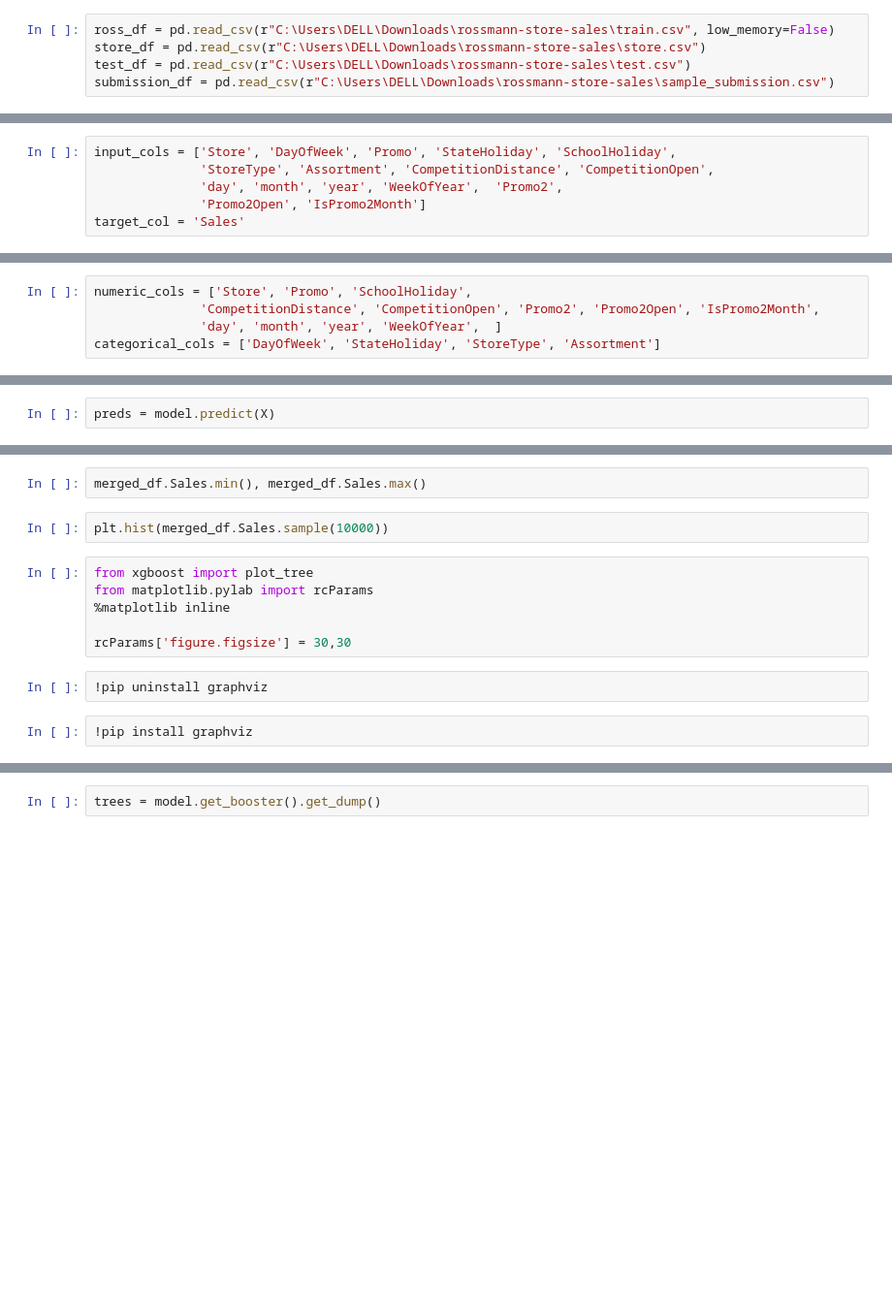
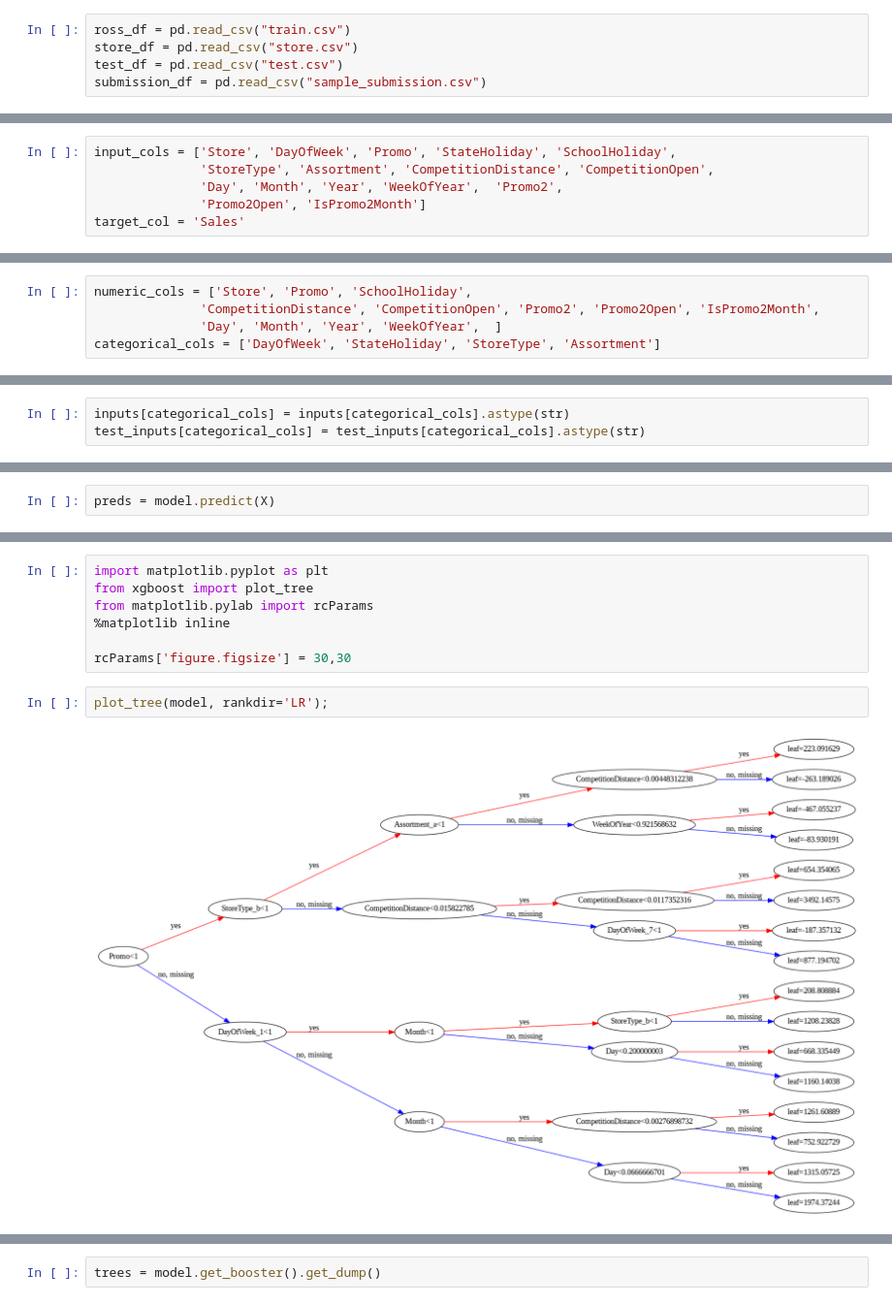
Before and after one commit to ADITI9981/Machine-Learning, a Jupyter notebook: Rossman_Store_Sales_Predictions_with_GradientBoosting.ipynb, the cells around one changed output, grey strips where cells are left out. Shown at 97% size. Saved outputs shown, nothing was run; the diff lists cells and outputs as text; blank space fills up the shorter version.

```diff
--- a/Rossman_Store_Sales_Predictions_with_GradientBoosting.ipynb
+++ b/Rossman_Store_Sales_Predictions_with_GradientBoosting.ipynb
@@ -26,9 +36,9 @@ import pandas as pd
 pd.set_option("display.max_columns", 120)
 pd.set_option("display.max_rows", 120)
 # %%
-ross_df = pd.read_csv(r"C:\Users\DELL\Downloads\rossmann-store-sales\train.csv", low_memory=False)
-store_df = pd.read_csv(r"C:\Users\DELL\Downloads\rossmann-store-sales\store.csv")
-test_df = pd.read_csv(r"C:\Users\DELL\Downloads\rossmann-store-sales\test.csv")
-submission_df = pd.read_csv(r"C:\Users\DELL\Downloads\rossmann-store-sales\sample_submission.csv")
+ross_df = pd.read_csv("train.csv")
+store_df = pd.read_csv("store.csv")
+test_df = pd.read_csv("test.csv")
+submission_df = pd.read_csv("sample_submission.csv")
 # %%
 ross_df
@@ -106,7 +276,7 @@ merged_df[['Date', 'Promo2', 'Promo2SinceYear', 'Promo2SinceWeek', 'PromoInterva
 # %%
 input_cols = ['Store', 'DayOfWeek', 'Promo', 'StateHoliday', 'SchoolHoliday',
               'StoreType', 'Assortment', 'CompetitionDistance', 'CompetitionOpen',
-              'day', 'month', 'year', 'WeekOfYear',  'Promo2',
+              'Day', 'Month', 'Year', 'WeekOfYear',  'Promo2',
               'Promo2Open', 'IsPromo2Month']
 target_col = 'Sales'
 # %%
@@ -121,7 +287,7 @@ test_inputs
 # %%
 numeric_cols = ['Store', 'Promo', 'SchoolHoliday',
               'CompetitionDistance', 'CompetitionOpen', 'Promo2', 'Promo2Open', 'IsPromo2Month',
-              'day', 'month', 'year', 'WeekOfYear',  ]
+              'Day', 'Month', 'Year', 'WeekOfYear',  ]
 categorical_cols = ['DayOfWeek', 'StateHoliday', 'StoreType', 'Assortment']
 # %%
 inputs[numeric_cols].isna().sum()
@@ -142,6 +350,9 @@ inputs[numeric_cols] = scaler.transform(inputs[numeric_cols])
 test_inputs[numeric_cols] = scaler.transform(test_inputs[numeric_cols])
 # %%
 from sklearn.preprocessing import OneHotEncoder
+# %%
+inputs[categorical_cols] = inputs[categorical_cols].astype(str)
+test_inputs[categorical_cols] = test_inputs[categorical_cols].astype(str)
 # %%
 encoder = OneHotEncoder(sparse_output=False, handle_unknown='ignore').fit(inputs[categorical_cols])
 encoded_cols = list(encoder.get_feature_names_out(categorical_cols))
@@ -175,15 +405,12 @@ rmse(preds,targets)
-# %%
-merged_df.Sales.min(), merged_df.Sales.max()
-# %%
-plt.hist(merged_df.Sales.sample(10000))
 # %%
+import matplotlib.pyplot as plt
 from xgboost import plot_tree
 from matplotlib.pylab import rcParams
 %matplotlib inline
 
 rcParams['figure.figsize'] = 30,30
-# %%
-!pip uninstall graphviz
-# %%
-!pip install graphviz
+# %%
+plot_tree(model, rankdir='LR');
+# %% [output]
+[figure, added]
 # %%
```
Also changed, not shown: parts of 80 cells of this notebook.
